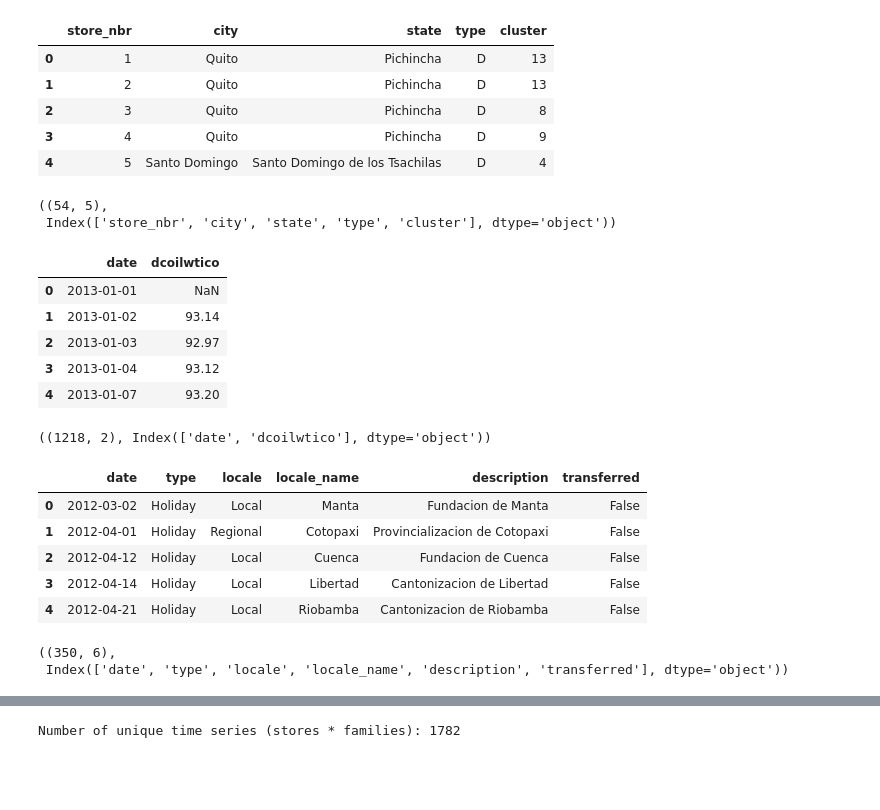
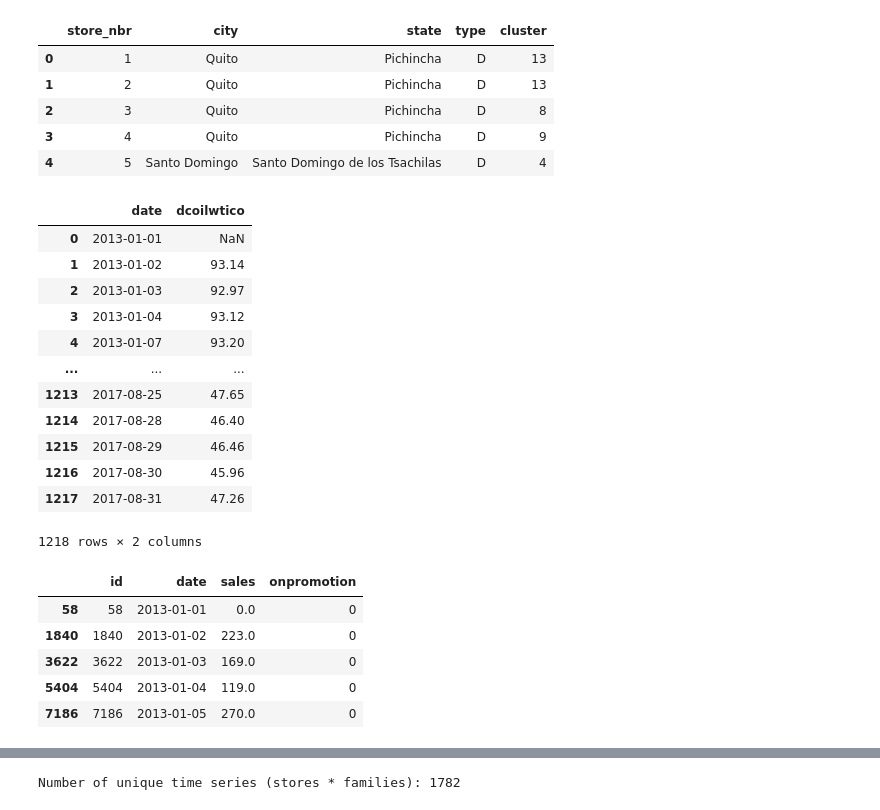
Before and after one commit to rybinsky/TimeSeries, a Jupyter notebook: StoreSales.ipynb, the cells around one changed output, grey strips where cells are left out. Drawn from its saved outputs; the diff is of its cells as text; code cells hidden in the pictures; blank space fills up the shorter version.

```diff
--- a/StoreSales.ipynb
+++ b/StoreSales.ipynb
@@ -65,13 +115,8 @@ stores.head()
 | 2 | 3 | Quito | Pichincha | D | 8 |
 | 3 | 4 | Quito | Pichincha | D | 9 |
 | 4 | 5 | Santo Domingo | Santo Domingo de los Tsachilas | D | 4 |
-# %%
-stores.shape, stores.columns
-# %% [output]
-((54, 5),
- Index(['store_nbr', 'city', 'state', 'type', 'cluster'], dtype='object'))
 # %%
-oil.head()
+oil
 # %% [output]
 |  | date | dcoilwtico |
 | 0 | 2013-01-01 | NaN |
@@ -79,21 +124,23 @@ oil.head()
 | 2 | 2013-01-03 | 92.97 |
 | 3 | 2013-01-04 | 93.12 |
 | 4 | 2013-01-07 | 93.20 |
+| ... | ... | ... |
+| 1213 | 2017-08-25 | 47.65 |
+| 1214 | 2017-08-28 | 46.40 |
+| 1215 | 2017-08-29 | 46.46 |
+| 1216 | 2017-08-30 | 45.96 |
+| 1217 | 2017-08-31 | 47.26 |
+1218 rows × 2 columns
-# %%
-oil.shape, oil.columns
-# %% [output]
-((1218, 2), Index(['date', 'dcoilwtico'], dtype='object'))
+# %%
+#Choose smaller df
+df = train[(train['store_nbr'] == 10) & (train['family'] == 'PERSONAL CARE')]
+df = df.drop(columns = ['store_nbr', 'family'])
 # %%
-holidays_events.head()
+df.head()
 # %% [output]
-|  | date | type | locale | locale_name | description | transferred |
-| 0 | 2012-03-02 | Holiday | Local | Manta | Fundacion de Manta | False |
-| 1 | 2012-04-01 | Holiday | Regional | Cotopaxi | Provincializacion de Cotopaxi | False |
-| 2 | 2012-04-12 | Holiday | Local | Cuenca | Fundacion de Cuenca | False |
-| 3 | 2012-04-14 | Holiday | Local | Libertad | Cantonizacion de Libertad | False |
-| 4 | 2012-04-21 | Holiday | Local | Riobamba | Cantonizacion de Riobamba | False |
+|  | id | date | sales | onpromotion |
+| 58 | 58 | 2013-01-01 | 0.0 | 0 |
+| 1840 | 1840 | 2013-01-02 | 223.0 | 0 |
+| 3622 | 3622 | 2013-01-03 | 169.0 | 0 |
+| 5404 | 5404 | 2013-01-04 | 119.0 | 0 |
+| 7186 | 7186 | 2013-01-05 | 270.0 | 0 |
-# %%
-holidays_events.shape, holidays_events.columns
-# %% [output]
-((350, 6),
- Index(['date', 'type', 'locale', 'locale_name', 'description', 'transferred'], dtype='object'))
```
Also changed, not shown: parts of 35 cells of this notebook.
